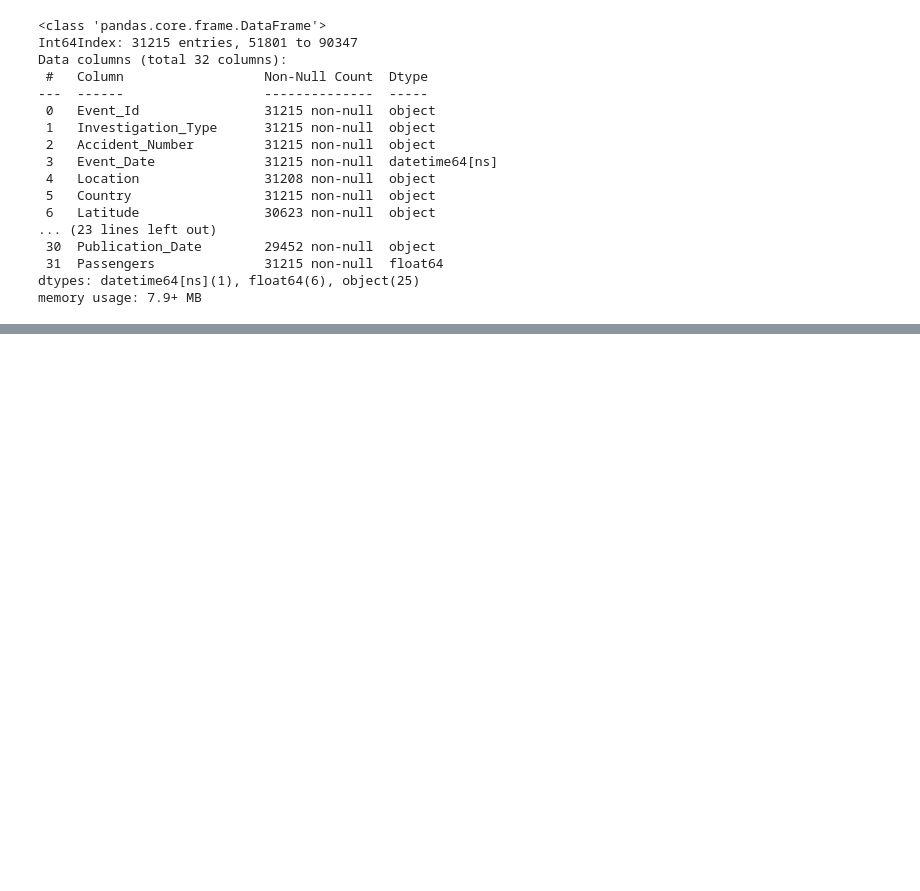
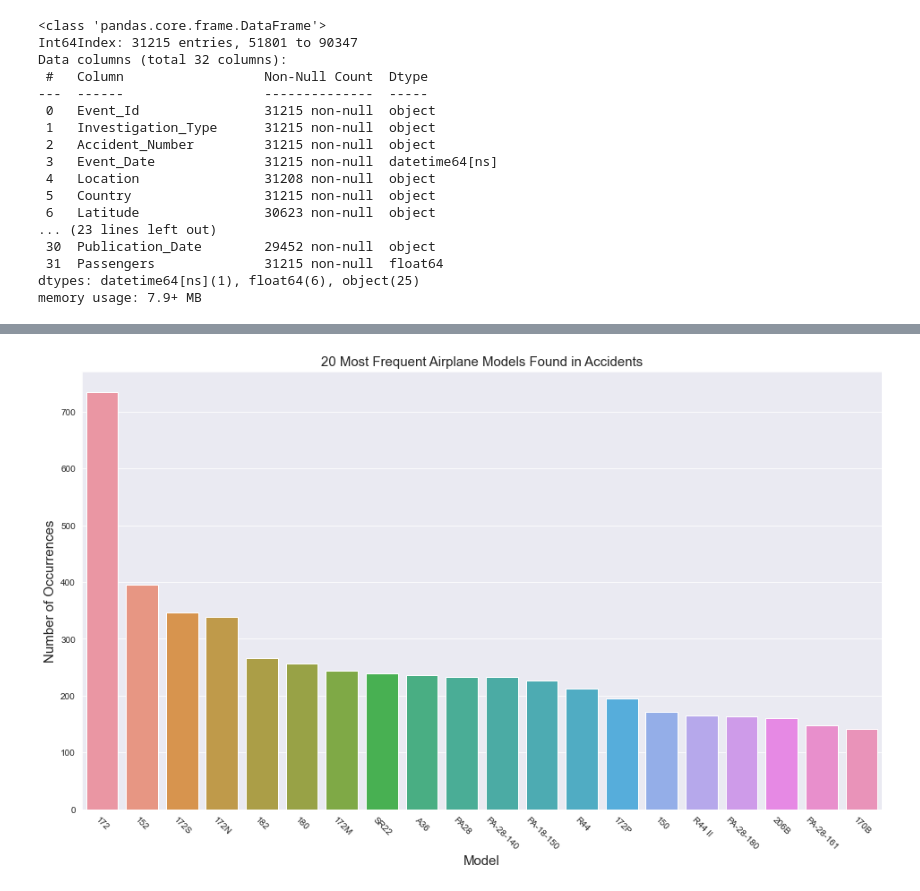
Before and after one commit to jtjohn172/Aviation-Data-Analysis-Project, a Jupyter notebook: notebooks/private-planes.ipynb, the cells around one changed output, grey strips where cells are left out. Cells and saved outputs as stored; diff of their text form; code cells hidden in the pictures; blank space fills up the shorter version.

```diff
--- a/notebooks/private-planes.ipynb
+++ b/notebooks/private-planes.ipynb
@@ -142,0 +156,10 @@ ax.bar(private_planes['Make'].value_counts().index, private_planes['Make'].value
+# %%
+fig, ax=plt.subplots(figsize=(16,9))
+sns.set_style('darkgrid')
+makes=sns.barplot(data=private_planes, x=private_planes['Model'].value_counts().index[:20], y=private_planes['Model'].value_counts().values[:20])
+makes.set_title('20 Most Frequent Airplane Models Found in Accidents', fontsize=15)
+makes.set_xlabel('Model', fontsize=15)
+makes.set_ylabel('Number of Occurrences', fontsize=15)
+makes.set_xticklabels(private_planes['Model'].value_counts().index[:20], rotation=-45, ha='center');
+# %% [output]
+[figure, added]
```
Also changed, not shown: parts of 9 cells of this notebook.
